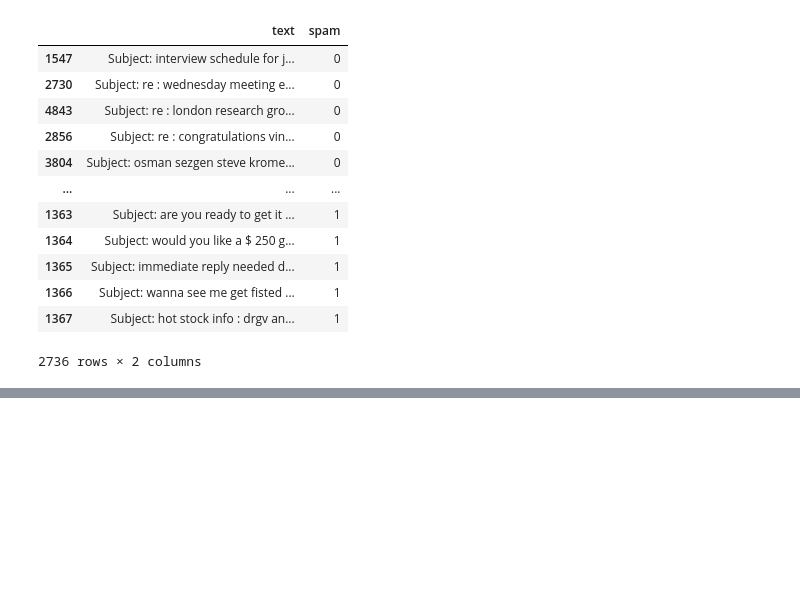
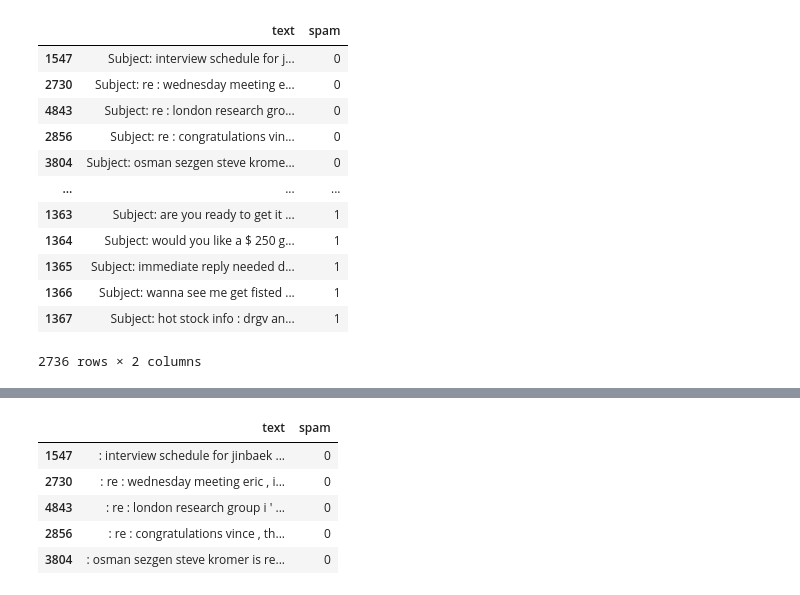
Before and after one commit to Tarzan-07/PersonalProjects, a Jupyter notebook: Spam Classifier/SpamClassficationTF.ipynb, the cells around one changed output, grey strips where cells are left out. Saved outputs shown, nothing was run; the diff lists cells and outputs as text; code cells hidden in the pictures; blank space fills up the shorter version.

```diff
--- a/Spam Classifier/SpamClassficationTF.ipynb
+++ b/Spam Classifier/SpamClassficationTF.ipynb
@@ -68,0 +92,10 @@ bds
+# %%
+bds['text'] = bds['text'].str.replace('Subject', '')
+bds.head()
+# %% [output]
+|  | text | spam |
+| 1547 | : interview schedule for jinbaek ... | 0 |
+| 2730 | : re : wednesday meeting eric , i... | 0 |
+| 4843 | : re : london research group i ' ... | 0 |
+| 2856 | : re : congratulations vince , th... | 0 |
+| 3804 | : osman sezgen steve kromer is re... | 0 |
```
Also changed, not shown: parts of 16 cells of this notebook.
